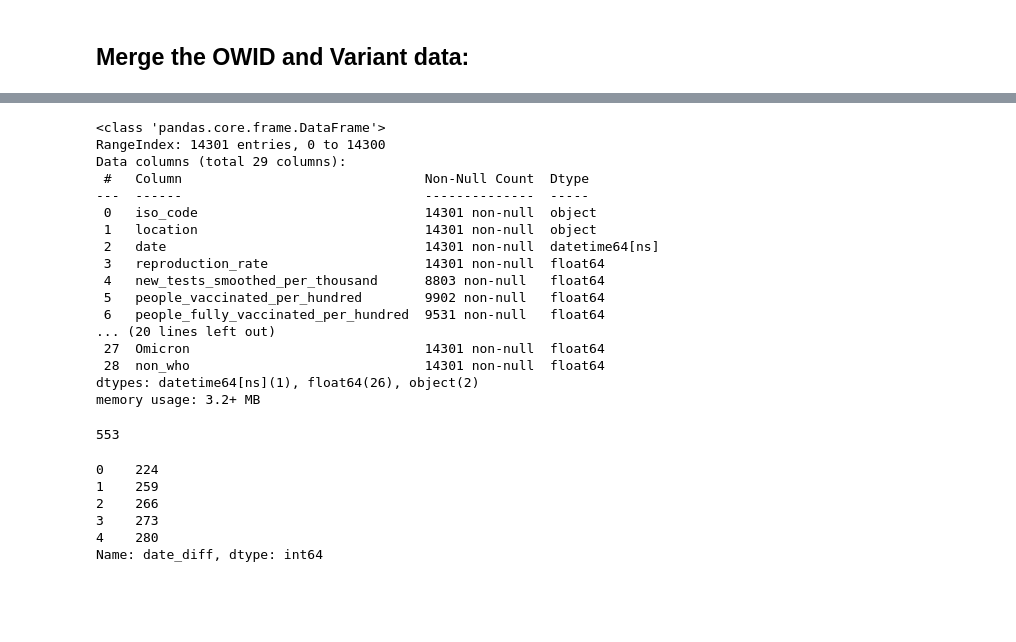
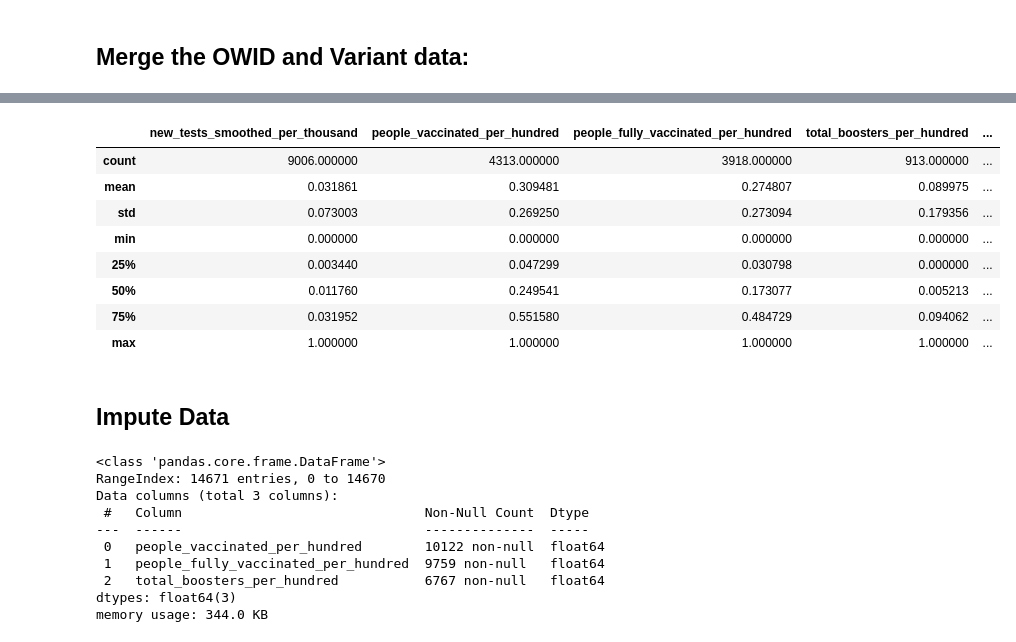
Before and after one commit to w-oke/covid_reproduction, a Jupyter notebook: covid_owid_1_preparation.ipynb, the cells around one changed output, grey strips where cells are left out. Saved outputs shown, nothing was run; the diff lists cells and outputs as text; code cells hidden in the pictures; blank space fills up the shorter version.

```diff
--- a/covid_owid_1_preparation.ipynb
+++ b/covid_owid_1_preparation.ipynb
@@ -449,13 +422,0 @@ owid_col_desc.head()
-# %%
-# make sure that the var_dictionary.pkl matches the dataset imported above
-var_link = 'https://github.com/w-oke/covid_reproduction/raw/main/covid_owid_var_dictionary.pkl'
-
-a_file = "covid_owid_var_dictionary.pkl"
-data = urllib.request.urlretrieve(var_link, a_file)
-
-with open(a_file, 'rb') as f:
-        var = pickle.load(f)
-
-print('The variables in df have been categorized into 4 groups: ', print(var.keys()))
-print()
-var
@@ -502,0 +425,6 @@ Timestamp('2020-05-11 00:00:00')
+# %%
+# use the MinMaxScaler to scale the Number, Variant, and date_diff columns
+var['scale'] = var['number'] + var['variants'] + ['date_diff']
+scaler = MinMaxScaler()
+owid3[var['scale']] = pd.DataFrame(scaler.fit_transform(owid3[var['scale']]), columns = var['scale'])
+owid3.head()
@@ -503,3 +438,18 @@ Timestamp('2020-05-11 00:00:00')
+# %%
+# check that the values were properly scaled
+owid3[var['scale']].describe()
+# %% [output]
+|  | new_tests_smoothed_per_thousand | people_vaccinated_per_hundred | people_fully_vaccinated_per_hundred | total_boosters_per_hundred | ... |
+| count | 9006.000000 | 4313.000000 | 3918.000000 | 913.000000 | ... |
+| mean | 0.031861 | 0.309481 | 0.274807 | 0.089975 | ... |
+| std | 0.073003 | 0.269250 | 0.273094 | 0.179356 | ... |
+| min | 0.000000 | 0.000000 | 0.000000 | 0.000000 | ... |
+| 25% | 0.003440 | 0.047299 | 0.030798 | 0.000000 | ... |
+| 50% | 0.011760 | 0.249541 | 0.173077 | 0.005213 | ... |
+| 75% | 0.031952 | 0.551580 | 0.484729 | 0.094062 | ... |
+| max | 1.000000 | 1.000000 | 1.000000 | 1.000000 | ... |
+# %% [markdown]
+## Impute Data
 # %%
 var['vaccine'] = ['people_vaccinated_per_hundred',
                   'people_fully_vaccinated_per_hundred',
@@ -508,38 +458,15 @@ var['vaccine'] = ['people_vaccinated_per_hundred',
 owid3.loc[owid3.date <= pd.Timestamp(2020,12,31), var['vaccine']] = \
         owid3.loc[owid3.date <= pd.Timestamp(2020,12,31), var['vaccine']].fillna(0.0)
 # %%
-owid3.info()
+owid3[var['vaccine']].info()
 # %% [output]
 <class 'pandas.core.frame.DataFrame'>
-RangeIndex: 14301 entries, 0 to 14300
-Data columns (total 29 columns):
+RangeIndex: 14671 entries, 0 to 14670
+Data columns (total 3 columns):
  #   Column                               Non-Null Count  Dtype
 ---  ------                               --------------  -----
- 0   iso_code                             14301 non-null  object
- 1   location                             14301 non-null  object
- 2   date                                 14301 non-null  datetime64[ns]
- 3   reproduction_rate                    14301 non-null  float64
- 4   new_tests_smoothed_per_thousand      8803 non-null   float64
- 5   people_vaccinated_per_hundred        9902 non-null   float64
- 6   people_fully_vaccinated_per_hundred  9531 non-null   float64
-... (20 lines left out)
- 27  Omicron                              14301 non-null  float64
- 28  non_who                              14301 non-null  float64
-dtypes: datetime64[ns](1), float64(26), object(2)
-memory usage: 3.2+ MB
+ 0   people_vaccinated_per_hundred        10122 non-null  float64
+ 1   people_fully_vaccinated_per_hundred  9759 non-null   float64
+ 2   total_boosters_per_hundred           6767 non-null   float64
+dtypes: float64(3)
+memory usage: 344.0 KB
-# %%
-type(owid3.date.max()-owid3.date.min())
-(owid3.date.max()-owid3.date.min()).days
-# %% [output]
-553
-# %%
-# create an integer date_diff column to help with imputation
-owid3['date_diff'] = pd.TimedeltaIndex(owid3.date - owid3.date.min()).days
-owid3['date_diff'].head()
-# %% [output]
-0    224
-1    259
-2    266
-3    273
-4    280
-Name: date_diff, dtype: int64
```
Also changed, not shown: parts of 36 cells of this notebook.
